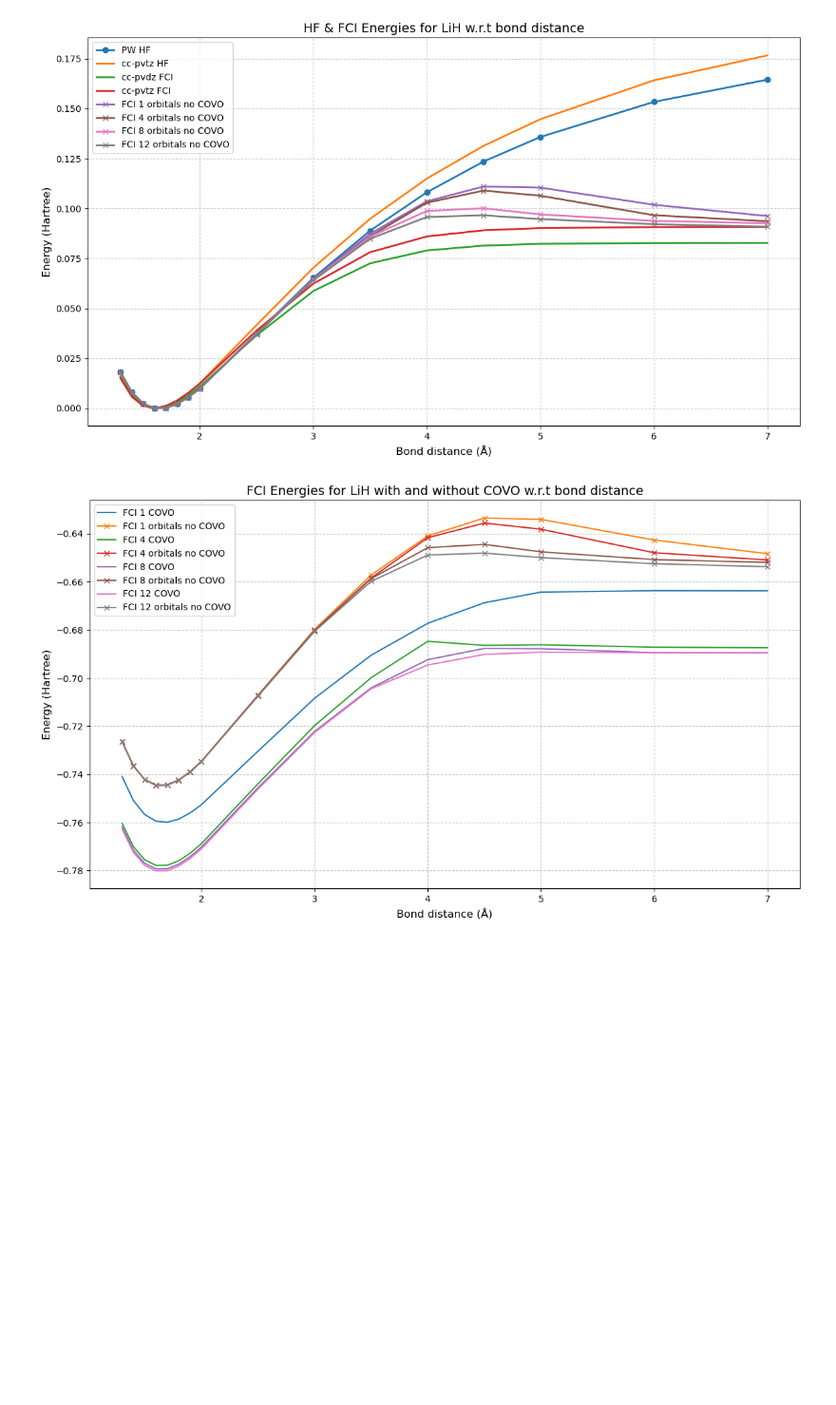
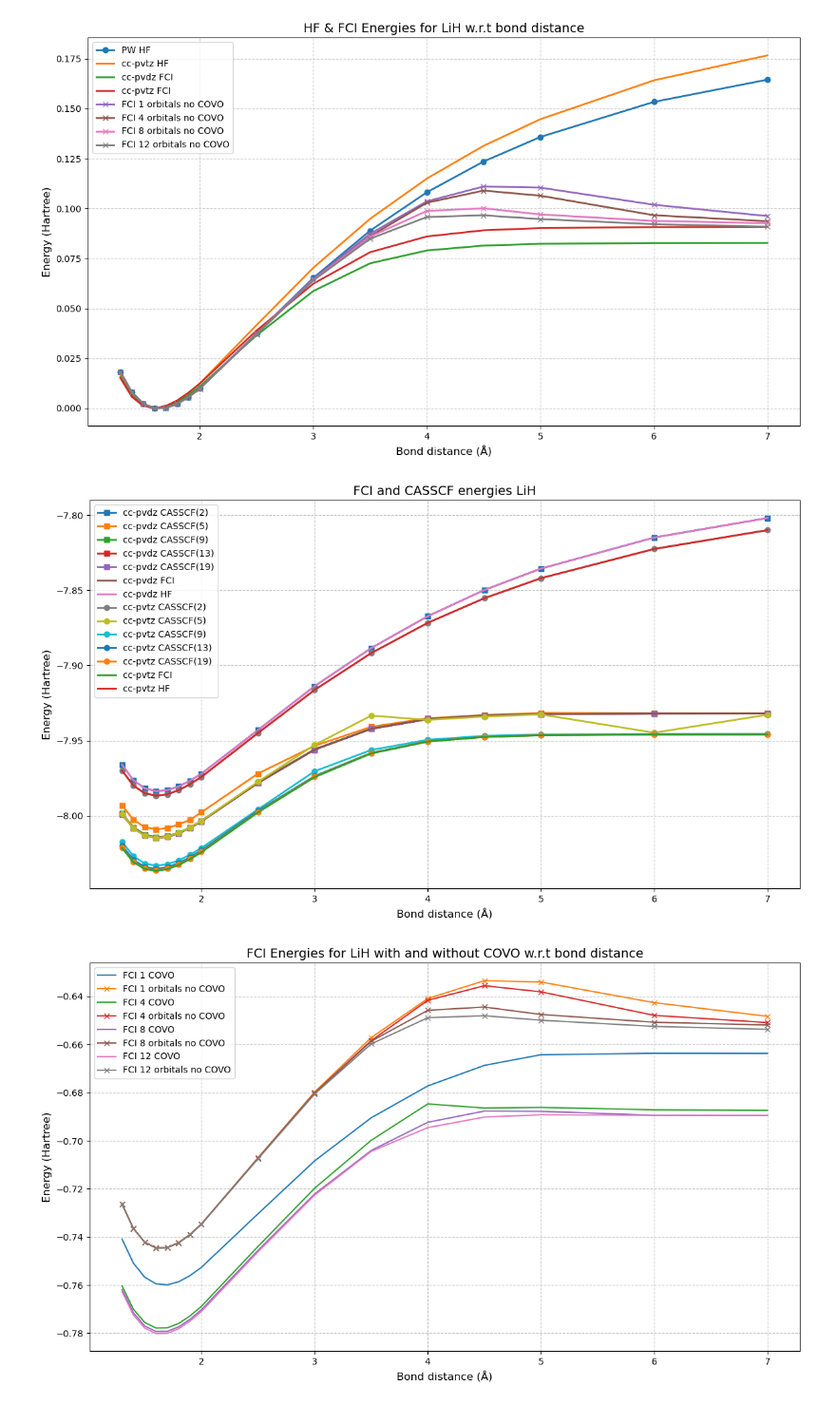
Before and after one commit to MQSdk/Qiskit-NWChem-Driver, a Jupyter notebook: notebooks/slow_nwchem_LiH.ipynb, the cells around one changed output. Shown at 95% size. Drawn from its saved outputs; the diff is of its cells as text; code cells hidden in the pictures; blank space fills up the shorter version.

```diff
--- a/notebooks/slow_nwchem_LiH.ipynb
+++ b/notebooks/slow_nwchem_LiH.ipynb
@@ -248,6 +248,7 @@ distances = [1.3, 1.4, 1.5, 1.6, 1.7,1.8, 1.9, 2.0, 2.5, 3.0, 3.5, 4.0, 4.5, 5.0
 
 basis = ["cc-pvdz", "cc-pvtz"]
 results = {base: {} for base in basis}
+active_spaces = [3, 6, 10, 14, 20]
 
 unit= "angstroms"
 for base in (basis):
@@ -271,7 +272,22 @@ for base in (basis):
         }
 
         # Imprimir progreso (opcional)
-        print(f"Base: {base}, Distance: {distance} Å, HF: {energy_HF:.8f}, FCI: {energy_fci:.8f}")
+        print(f"Base: {base}, Distance: {distance} Å, HF: {energy_HF:.8f}, FCI: {energy_fci:.8f}, N_orb: {norb_fci:.8f}")
+
+        for ncas in active_spaces:
+            if ncas <= norb_fci:
+                mycas = mf.CASSCF(ncas, 4)
+
+                mycas.frozen = [0,1]
+
+                mycas.run()
+
+                energy_casscf = mycas.e_tot
+
+                results[base][distance][f"CASSCF_{ncas}"] = energy_casscf
+
+                print(f"Base: {base}, Distance: {distance} Å, CASSCF({2},{ncas}): {energy_casscf:.8f}")
+
 
 # Guardar resultados en archivo JSON
 output_file = "energies_lih_atomic.json"
@@ -622,6 +638,34 @@ plt.savefig("energies_fci_lih_nocovo.png", dpi=300, bbox_inches='tight')
 plt.show()
 # %% [output]
 [figure]
+# %%
+plt.figure(figsize=(12, 7))
+marker=['s','o']
+for i, base in enumerate(bases):
+    for ncas in [2, 5, 9, 13, 19]:
+        energias_casscf = [energies_lih_atomic[base][str(d)][f"CASSCF_{ncas}"] for d in distancias]
+
+        plt.plot(distancias, energias_casscf, marker=marker[i], label=f"{base} CASSCF({ncas})", linewidth=2)
+
+    energias_fci = [energies_lih_atomic[base][str(d)]["FCI"] for d in distancias]
+    energias_HF = [energies_lih_atomic[base][str(d)]["HF"] for d in distancias]
+
+    plt.plot(distancias, energias_fci, label=f"{base} FCI", linewidth=2)
+    plt.plot(distancias, energias_HF, label=f"{base} HF", linewidth=2)
+
+
+
+plt.xlabel('Bond distance (Å)', fontsize=12)
+plt.ylabel('Energy (Hartree)',fontsize=12)
+plt.title('FCI and CASSCF energies LiH',fontsize=14)
+plt.legend(fontsize=10, loc='best')
+plt.grid(True, linestyle='--', alpha=0.7)
+#plt.ylim([-1.18,-0.8])
+plt.tight_layout()
+plt.savefig("test.png", dpi=300, bbox_inches='tight')
+plt.show()
+# %% [output]
+[figure, added]
 # %%
 plt.figure(figsize=(12, 7))
 
```
Also changed, not shown: parts of 2 cells of this notebook, 5 other files.
